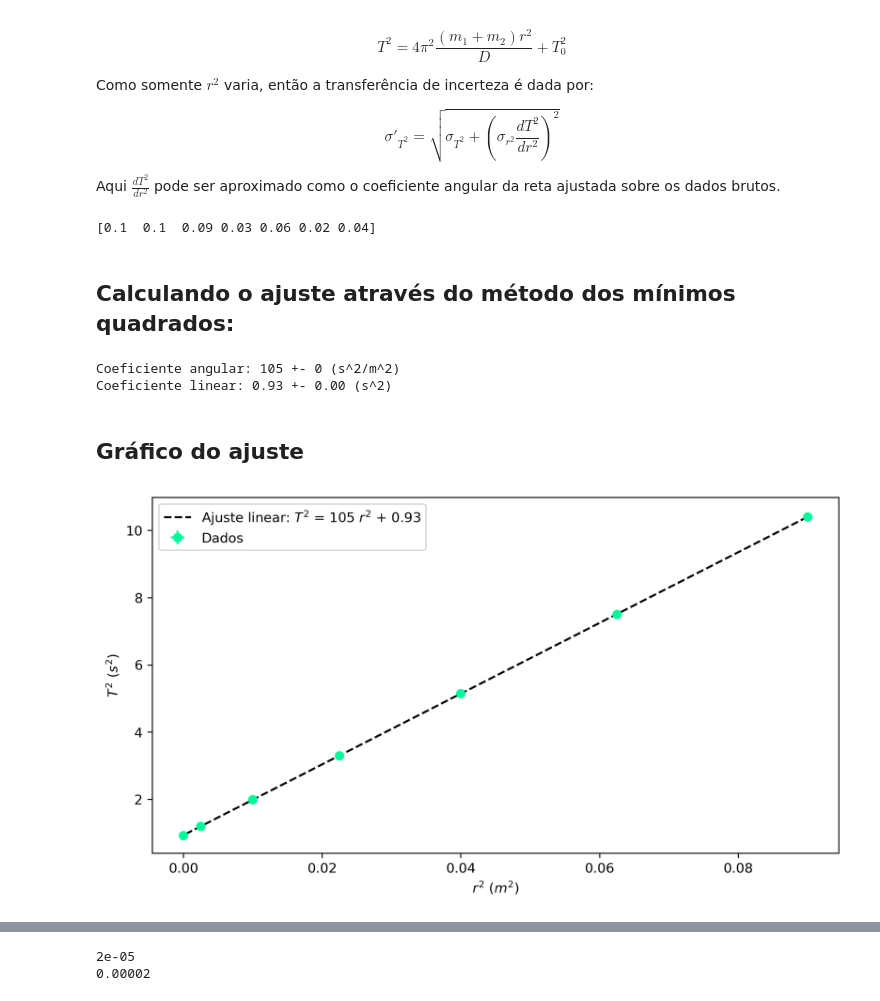
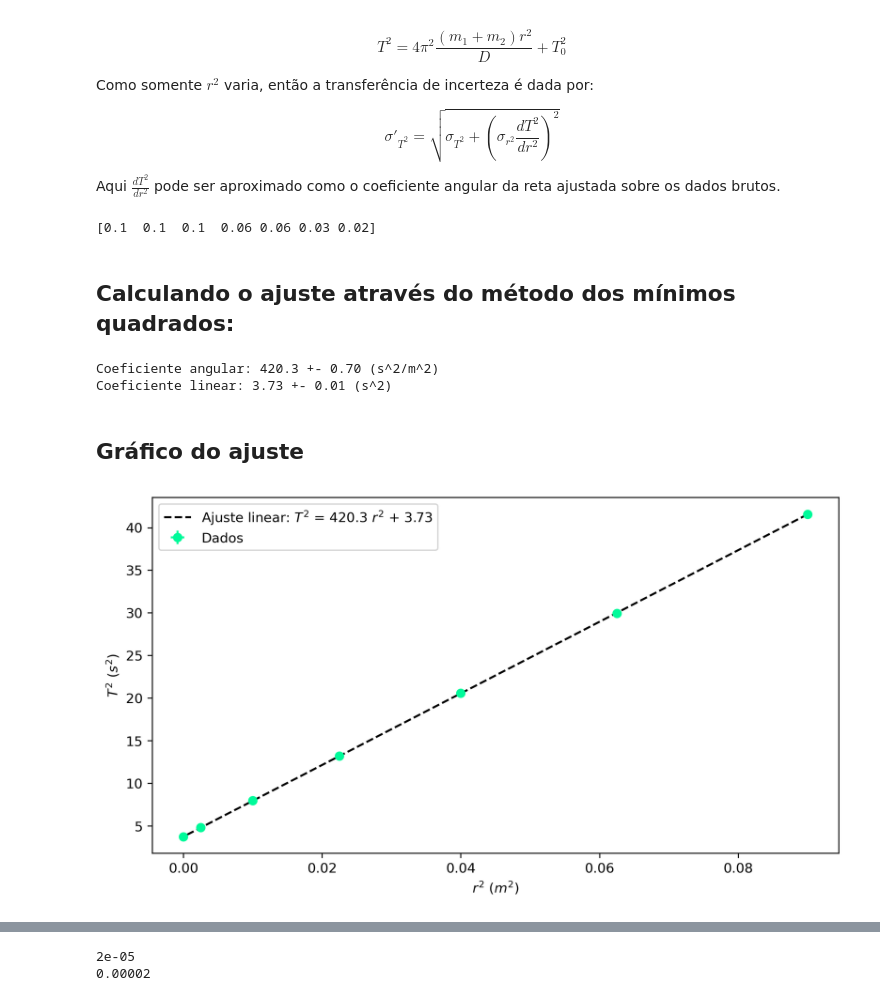
Before and after one commit to viniciusrocca/College_Codes, a Jupyter notebook: Lab_InertiaMoment.ipynb, the cells around one changed output, grey strips where cells are left out. Cells and saved outputs as stored; diff of their text form; code cells hidden in the pictures.

```diff
--- a/Lab_InertiaMoment.ipynb
+++ b/Lab_InertiaMoment.ipynb
@@ -45,14 +45,15 @@ print(inc_dist)
 # %%
 t_mean = []
 inc_t_mean = []
+
 for j in t_aux:
     #Calculando o período médio
-    t_mean.append(np.mean(j)/10)
+    t_mean.append(np.mean(j)/5)
 
     #Calculando a incerteza via desvio padrão
-    inc_t = np.std(j)/(np.sqrt(len(j)-1))
+    inc_t = (np.std(j)/(np.sqrt(len(j)-1)))/5
     #Calculando a incerteza considerando também a incerteza do cronômetro:
-    ince_t = np.sqrt(np.power(inc_t,2) + np.power(inc_cronometro,2))
+    inc_t = np.sqrt(np.power(inc_t,2) + np.power(inc_cronometro,2))
     #Arredondando a incerteza
     inc_t = float('{:g}'.format(float('{:.1g}'.format(inc_t))))
     inc_t_mean.append(inc_t)
@@ -183,7 +184,7 @@ inc_t_square_transf = np.sqrt(np.power(inc_t_square,2) + np.power(inc_r_square*f
 inc_t_square_transf = np.array([float('{:g}'.format(float('{:.1g}'.format(i)))) for i in inc_t_square_transf])
 print(inc_t_square_transf)
 # %% [output]
-[0.1  0.1  0.09 0.03 0.06 0.02 0.04]
+[0.1  0.1  0.1  0.06 0.06 0.03 0.02]
 # %% [markdown]
 ## Calculando o ajuste através do método dos mínimos quadrados:
 # %%
@@ -199,28 +200,28 @@ sigma_linear1 = np.sqrt(cov_pars[1][1])
 
 
 #Considerando apenas um algarismo significativo na incerteza:
-sigma_angular = float('{:g}'.format(float('{:.1g}'.format(sigma_angular1))))
-sigma_linear = float('{:g}'.format(float('{:.1g}'.format(sigma_linear1))))
+sigma_angular1 = float('{:g}'.format(float('{:.1g}'.format(sigma_angular1))))
+sigma_linear1 = float('{:g}'.format(float('{:.1g}'.format(sigma_linear1))))
 
 
-print('Coeficiente angular: %.0f +- %.0f (s^2/m^2)' % (coef_angular1 ,sigma_angular1))
+print('Coeficiente angular: %.1f +- %.2f (s^2/m^2)' % (coef_angular1 ,sigma_angular1))
 print('Coeficiente linear: %.2f +- %.2f (s^2)' %(coef_linear1,sigma_linear1))
 # %% [output]
-Coeficiente angular: 105 +- 0 (s^2/m^2)
-Coeficiente linear: 0.93 +- 0.00 (s^2)
+Coeficiente angular: 420.3 +- 0.70 (s^2/m^2)
+Coeficiente linear: 3.73 +- 0.01 (s^2)
 # %% [markdown]
 ## Gráfico do ajuste
 # %%
 plt.figure(figsize = [9.2,4.9], dpi = 300)
 plt.errorbar(r_square,t_square,inc_t_square_transf,0, 'o', color = 'Mediumspringgreen', label = 'Dados')
-plt.plot(r_square,r_square*coef_angular1 + coef_linear1, color ='black', ls = '--', label = r'Ajuste linear: $T^2$ = %.0f $r^2$ + %.2f' % (coef_angular1,abs(coef_linear1)))
+plt.plot(r_square,r_square*coef_angular1 + coef_linear1, color ='black', ls = '--', label = r'Ajuste linear: $T^2$ = %.1f $r^2$ + %.2f' % (coef_angular1,abs(coef_linear1)))
 plt.xlabel(r'$r^2$ ($m^2$)')
 plt.ylabel(r'$T^2$ ($s^2$)')
 plt.legend()
 #plt.savefig('TxD_ajuste.pdf', dpi =300)
 plt.show()
 # %% [output]
-[figure, old version]
+[figure, new version]
 # %% [markdown]
 ## Interpretando os coeficientes
 
```
Also changed, not shown: parts of 39 cells of this notebook.
